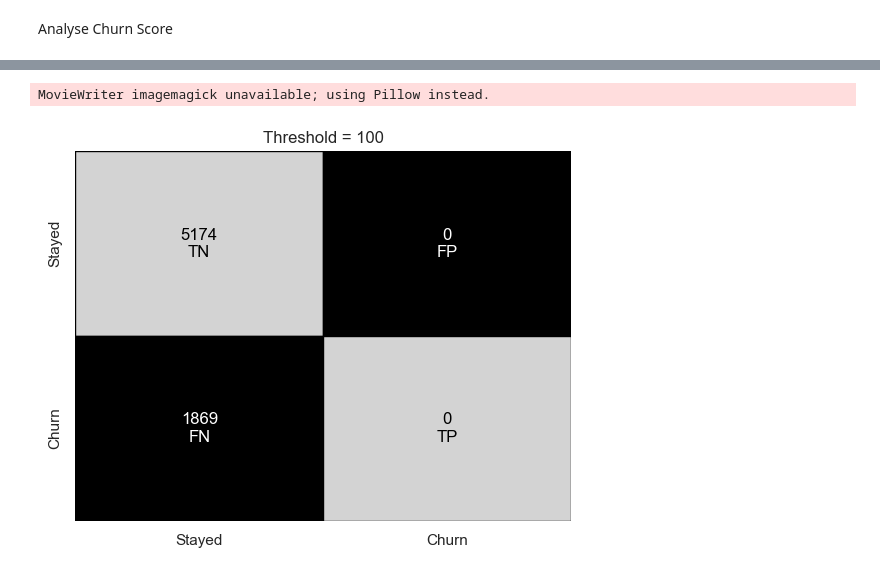
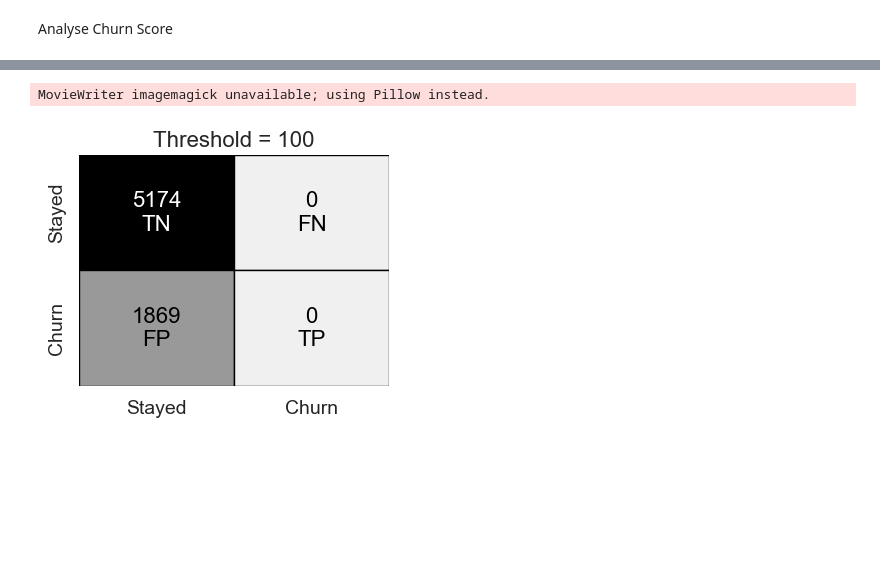
Before and after one commit to sarasustelosantos/bootcamp_group, a Jupyter notebook: 01_data_exploration.ipynb, the cells around one changed output, grey strips where cells are left out. Saved outputs shown, nothing was run; the diff lists cells and outputs as text; code cells hidden in the pictures; blank space fills up the shorter version.

```diff
--- a/01_data_exploration.ipynb
+++ b/01_data_exploration.ipynb
@@ -1598,16 +1551,17 @@ from sklearn.metrics import confusion_matrix
 import seaborn as sns
 import matplotlib.pyplot as plt
 from matplotlib.animation import FuncAnimation
+from matplotlib.colors import LinearSegmentedColormap
 
 # Assuming 'df' is your DataFrame and 'Churn Value' and 'Churn Score' are the respective columns
 y_true = df['Churn Value']
 y_pred_scores = df['Churn Score']
 
 # Create a figure and axis for the plot
-fig, ax = plt.subplots()
-plt.xlabel('Predicted (Churn)')
-plt.ylabel('Actual (Churn)')
-plt.title('Confusion Matrix Animation')
+fig, ax = plt.subplots(figsize=(4, 3))
+plt.xlabel('Predicted (Churn)', fontsize=14)
+plt.ylabel('Actual (Churn)', fontsize=14)
+plt.title('Confusion Matrix Animation', fontsize=16)
 
 # Set the threshold range for animation
 thresholds = range(50, 101)
@@ -1615,8 +1569,8 @@ thresholds = range(50, 101)
 # Initialize the heatmap with empty data
 conf_matrix_default = confusion_matrix(y_true, (y_pred_scores > 50).astype(int))
 
-# Define the color map with specific colors for each quadrant
-cmap = sns.color_palette(['lightgrey', 'black', 'lightgrey', 'black'])
+# Define a custom grayscale colormap
+cmap = LinearSegmentedColormap.from_list('custom_gray', ['#F0F0F0', '#E0E0E0', '#D0D0D0', '#C0C0C0', '#B0B0B0', '#A0A0A0', '#909090', '#808080', '#707070', '#606060', '#505050', '#404040', '#303030', '#202020', '#101010', '#000000'], N=256)
 
 heatmap = sns.heatmap(
     conf_matrix_default,
@@ -1625,7 +1579,7 @@ heatmap = sns.heatmap(
     cmap=cmap,
     cbar=False,
     ax=ax,
-    annot_kws={'color': 'black'}  # Set text color for annotations
+    annot_kws={'color': 'black'}  # Set initial text color for annotations
 )
 
 # Map class labels for default threshold
@@ -1641,57 +1595,44 @@ def update(threshold):
         text.set_text('')
     for rectangle in ax.patches:
         rectangle.set_facecolor('white')
 
     # Add new annotations with class labels
     for i in range(conf_matrix.shape[0]):
         for j in range(conf_matrix.shape[1]):
             # Add labels for FN, FP, TN, and TP
             label = f'{conf_matrix[i, j]}\n'
             if i == 0 and j == 0:
                 label += 'TN'
-                # Set text color for TN
-                text_color = 'black'
-                # Set background color for TN
-                cell_color = 'lightgrey'
             elif i == 0 and j == 1:
+                label += 'FN'
+            elif i == 1 and j == 0:
                 label += 'FP'
-                # Set text color for FP
-                text_color = 'white'
-                # Set background color for FP
-                cell_color = 'black'
-            elif i == 1 and j == 0:
-                label += 'FN'
-                # Set text color for FN
-                text_color = 'white'
-                # Set background color for FN
-                cell_color = 'black'
             elif i == 1 and j == 1:
                 label += 'TP'
-                # Set text color for TP
-                text_color = 'black'
-                # Set background color for TP
-                cell_color = 'lightgrey'
 
-            # Set text color based on quadrant
-            text = ax.text(j + 0.5, i + 0.5, label, ha='center', va='center', color=text_color)
+            # Set text color based on quadrant and keep the same fontsize
+            intensity = conf_matrix[i, j] / conf_matrix.max()  # Normalize intensity
+            text_color = 'white' if intensity > 0.5 else 'black'
+            text = ax.text(j + 0.5, i + 0.5, label, ha='center', va='center', color=text_color, fontsize=16)
 
-            # Set background color for the entire quadrant
+            # Set background color for the entire quadrant with intensity variation
+            cell_color = cmap(intensity)
             ax.add_patch(plt.Rectangle((j, i), 1, 1, fill=True, edgecolor='black', facecolor=cell_color))
 
     # Update axis labels and ticks
     ax.set_xticks([0.5, 1.5])  # Position of the ticks
-    ax.set_xticklabels(class_labels_default)
+    ax.set_xticklabels(class_labels_default, fontsize=14)
     ax.set_yticks([0.5, 1.5])
-    ax.set_yticklabels(class_labels_default)  # Keep the order as is for y-axis
+    ax.set_yticklabels(class_labels_default, fontsize=14)
 
-    ax.set_title('Threshold = {}'.format(threshold))
+    ax.set_title('Threshold = {}'.format(threshold), fontsize=16)
     return ax
 
 # Create the animation
 animation = FuncAnimation(fig, update, frames=thresholds, interval=500)
 
-# Save the animation as a gif
-animation.save('confusion_matrix_animation.gif', writer='imagemagick')
+# Save the animation as a gif in the 'outputs' folder
+animation.save('outputs/confusion_matrix_animation.gif', writer='imagemagick')
 # %% [output]
 MovieWriter imagemagick unavailable; using Pillow instead.
-[figure, old version]
+[figure, new version]
```
Also changed, not shown: parts of 6 cells of this notebook, 1 other file.
